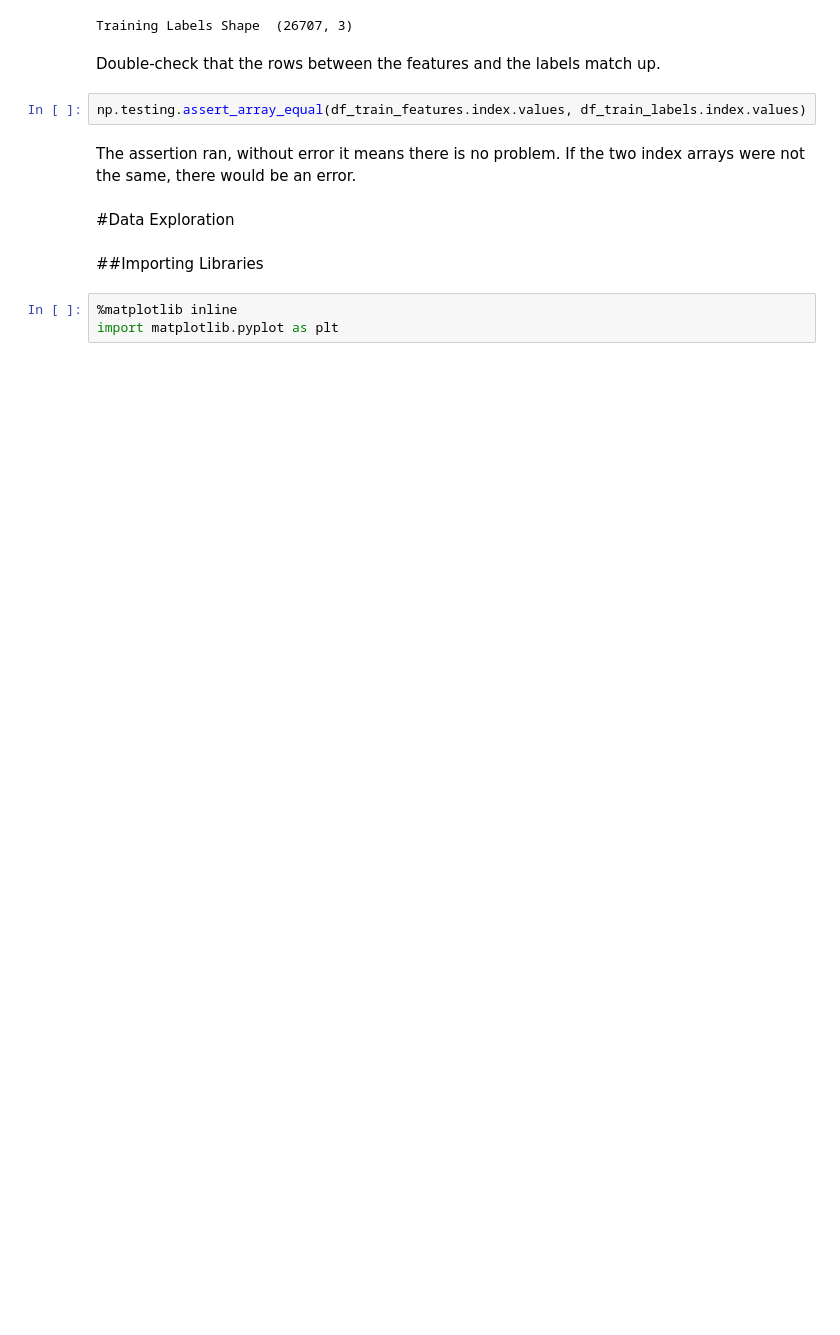
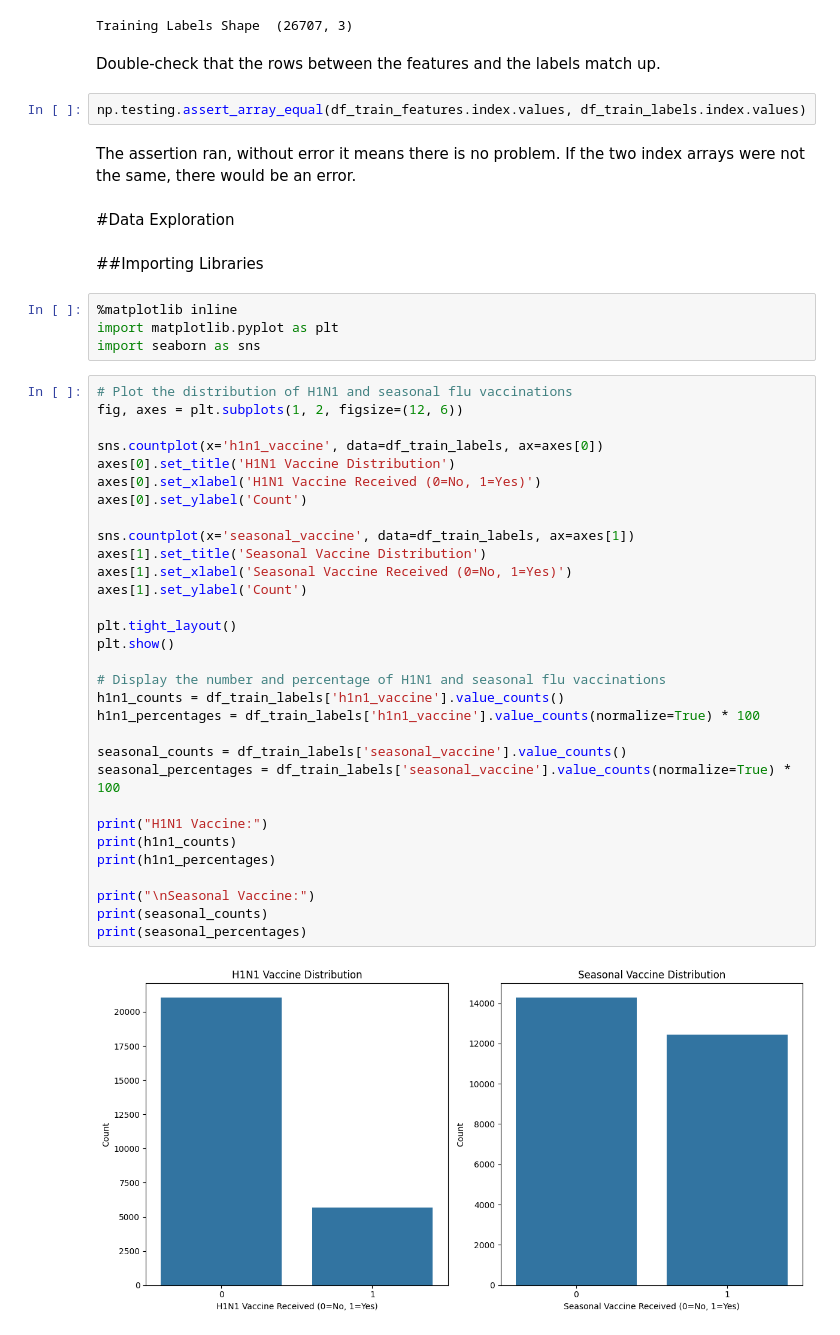
Before and after one commit to Rlours/VaccinePrediction-H1N1_Flu, a Jupyter notebook: H1N1_Flu_VaccinePrediction.ipynb, the cells around one changed output. Drawn from its saved outputs; the diff is of its cells as text; blank space fills up the shorter version.

Commit message:
Label Target Correlation

```diff
--- a/H1N1_Flu_VaccinePrediction.ipynb
+++ b/H1N1_Flu_VaccinePrediction.ipynb
@@ -100,3 +100,37 @@ The assertion ran, without error it means there is no problem. If the two index
 # %%
 %matplotlib inline
 import matplotlib.pyplot as plt
+import seaborn as sns
+# %%
+# Plot the distribution of H1N1 and seasonal flu vaccinations
+fig, axes = plt.subplots(1, 2, figsize=(12, 6))
+
+sns.countplot(x='h1n1_vaccine', data=df_train_labels, ax=axes[0])
+axes[0].set_title('H1N1 Vaccine Distribution')
+axes[0].set_xlabel('H1N1 Vaccine Received (0=No, 1=Yes)')
+axes[0].set_ylabel('Count')
+
+sns.countplot(x='seasonal_vaccine', data=df_train_labels, ax=axes[1])
+axes[1].set_title('Seasonal Vaccine Distribution')
+axes[1].set_xlabel('Seasonal Vaccine Received (0=No, 1=Yes)')
+axes[1].set_ylabel('Count')
+
+plt.tight_layout()
+plt.show()
+
+# Display the number and percentage of H1N1 and seasonal flu vaccinations
+h1n1_counts = df_train_labels['h1n1_vaccine'].value_counts()
+h1n1_percentages = df_train_labels['h1n1_vaccine'].value_counts(normalize=True) * 100
+
+seasonal_counts = df_train_labels['seasonal_vaccine'].value_counts()
+seasonal_percentages = df_train_labels['seasonal_vaccine'].value_counts(normalize=True) * 100
+
+print("H1N1 Vaccine:")
+print(h1n1_counts)
+print(h1n1_percentages)
+
+print("\nSeasonal Vaccine:")
+print(seasonal_counts)
+print(seasonal_percentages)
+# %% [output]
+[figure, added]
```
Also changed, not shown: parts of 3 cells of this notebook.
